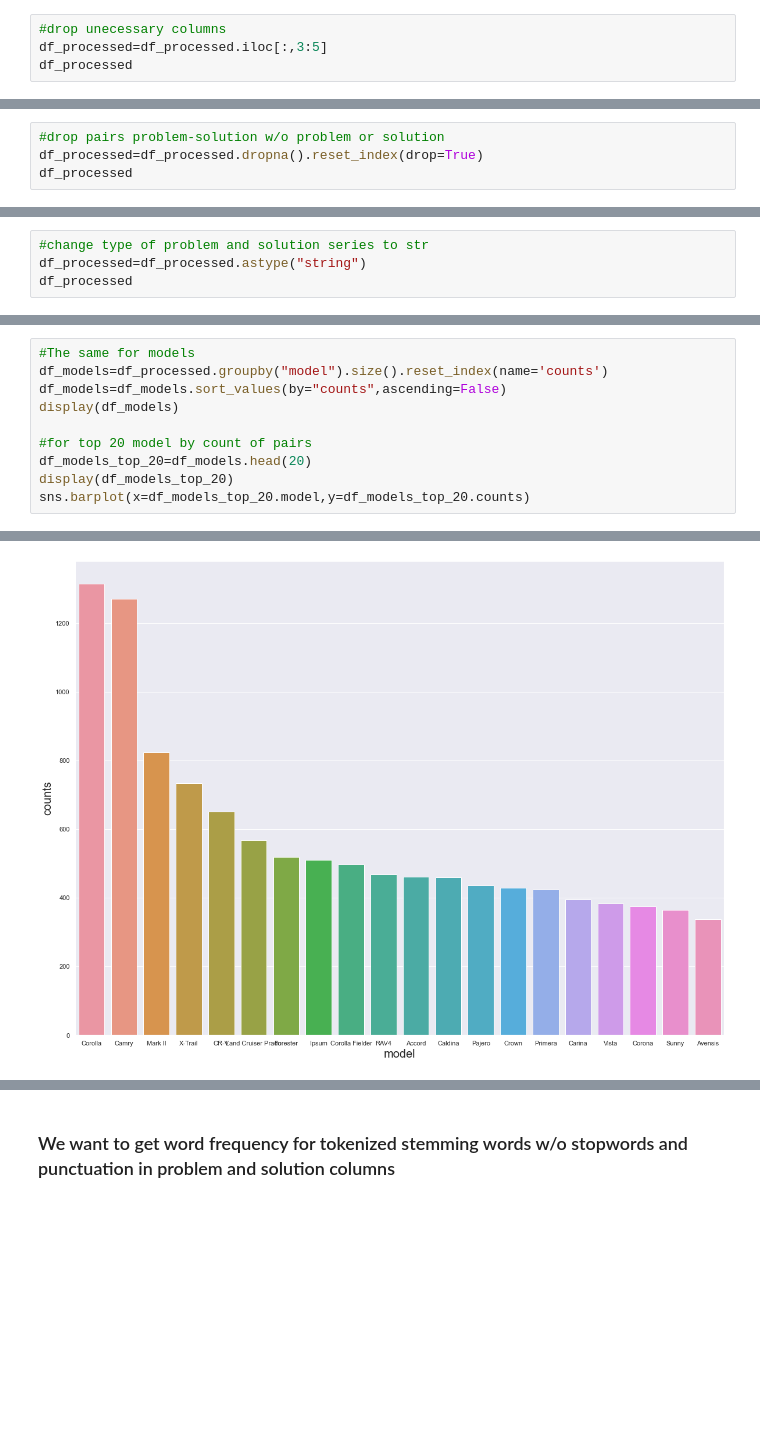
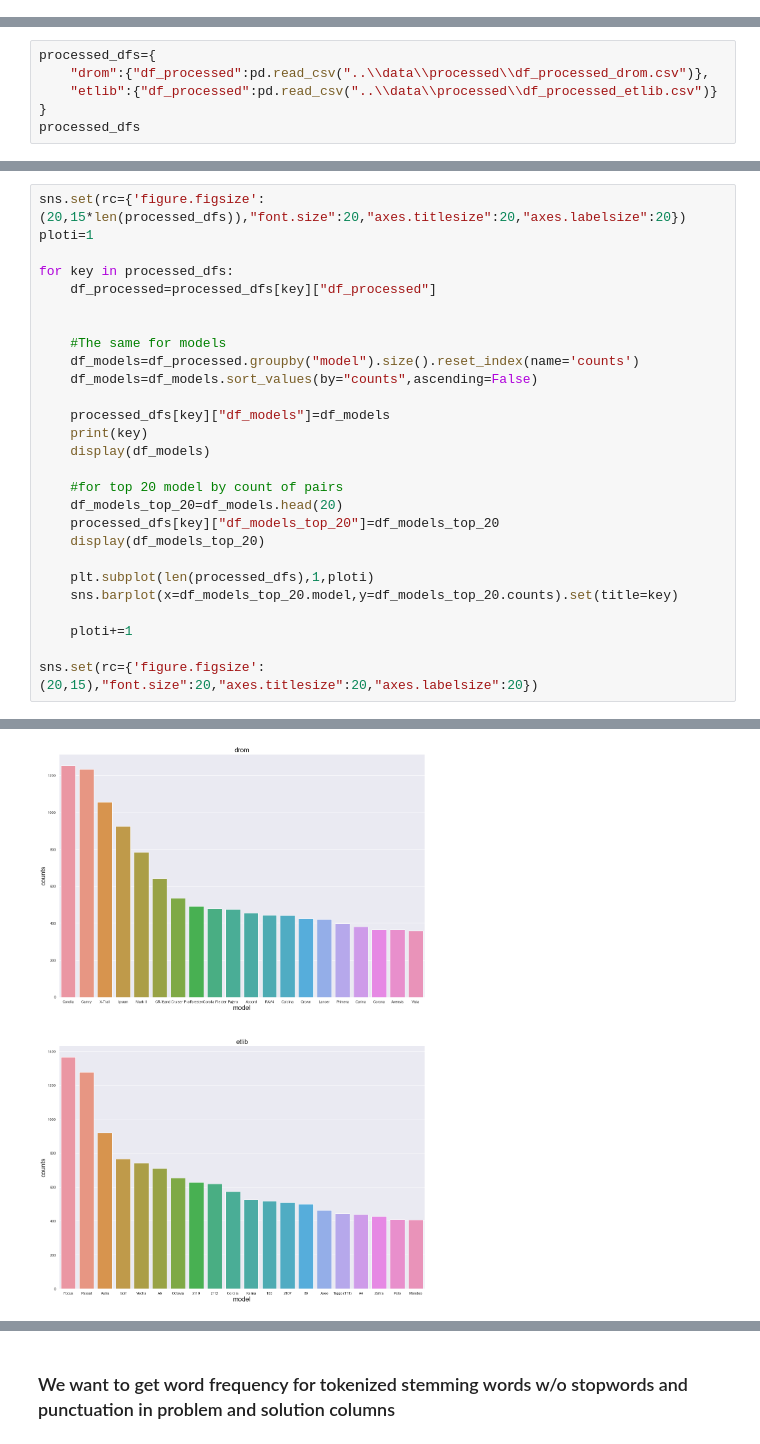
Before and after one commit to Saier00/ChatBotForDrivers, a Jupyter notebook: notebooks/1.0-obd-initial-data-exploration.ipynb, the cells around one changed output, grey strips where cells are left out. Cells and saved outputs as stored; diff of their text form; blank space fills up the shorter version.

```diff
--- a/notebooks/1.0-obd-initial-data-exploration.ipynb
+++ b/notebooks/1.0-obd-initial-data-exploration.ipynb
@@ -133,4 +21,0 @@ See the caveats in the documentation: https://pandas.pydata.org/pandas-docs/stab
-# %%
-#drop unecessary columns
-df_processed=df_processed.iloc[:,3:5]
-df_processed
@@ -151,4 +21,0 @@ df_processed
-# %%
-#drop pairs problem-solution w/o problem or solution
-df_processed=df_processed.dropna().reset_index(drop=True)
-df_processed
@@ -169,4 +21,0 @@ df_processed
-# %%
-#change type of problem and solution series to str
-df_processed=df_processed.astype("string")
-df_processed
@@ -249,0 +22,6 @@ dtype: object
+# %%
+processed_dfs={
+    "drom":{"df_processed":pd.read_csv("..\\data\\processed\\df_processed_drom.csv")},
+    "etlib":{"df_processed":pd.read_csv("..\\data\\processed\\df_processed_etlib.csv")}
+}
+processed_dfs
@@ -292,11 +138,28 @@ sns.barplot(x=df_brands_top_20.brand,y=df_brands_top_20.counts)
 # %%
-#The same for models
-df_models=df_processed.groupby("model").size().reset_index(name='counts')
-df_models=df_models.sort_values(by="counts",ascending=False)
-display(df_models)
+sns.set(rc={'figure.figsize':(20,15*len(processed_dfs)),"font.size":20,"axes.titlesize":20,"axes.labelsize":20})
+ploti=1
 
-#for top 20 model by count of pairs
-df_models_top_20=df_models.head(20)
-display(df_models_top_20)
-sns.barplot(x=df_models_top_20.model,y=df_models_top_20.counts)
+for key in processed_dfs:
+    df_processed=processed_dfs[key]["df_processed"]
+
+
+    #The same for models
+    df_models=df_processed.groupby("model").size().reset_index(name='counts')
+    df_models=df_models.sort_values(by="counts",ascending=False)
+
+    processed_dfs[key]["df_models"]=df_models
+    print(key)
+    display(df_models)
+
+    #for top 20 model by count of pairs
+    df_models_top_20=df_models.head(20)
+    processed_dfs[key]["df_models_top_20"]=df_models_top_20
+    display(df_models_top_20)
+
+    plt.subplot(len(processed_dfs),1,ploti)
+    sns.barplot(x=df_models_top_20.model,y=df_models_top_20.counts).set(title=key)
+
+    ploti+=1
+
+sns.set(rc={'figure.figsize':(20,15),"font.size":20,"axes.titlesize":20,"axes.labelsize":20})
 # %% [output]
@@ -334,2 +228,2 @@ sns.barplot(x=df_models_top_20.model,y=df_models_top_20.counts)
-[figure, old version]
+[figure, new version]
 # %%
```
Also changed, not shown: parts of 34 cells of this notebook, 4 other files.
